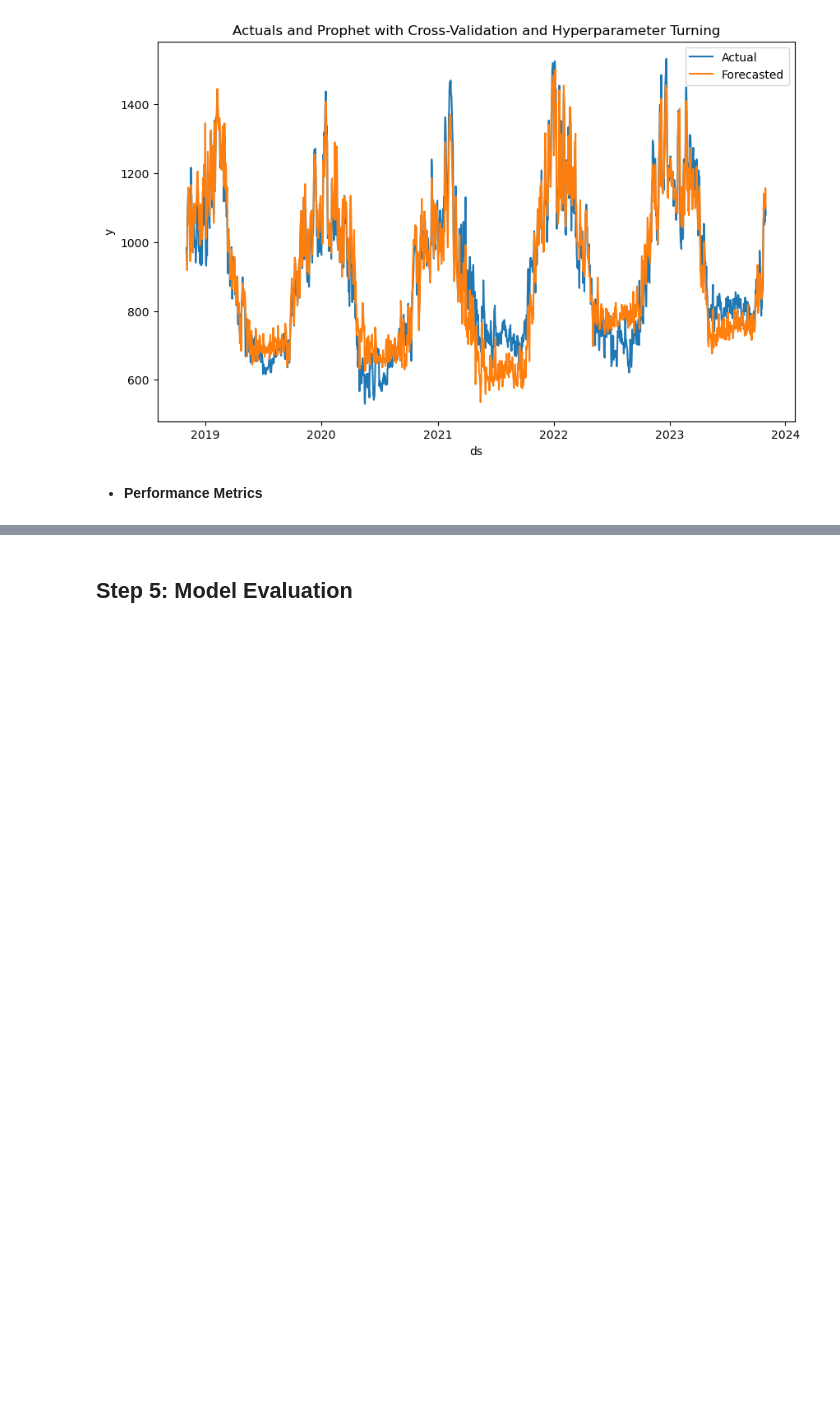
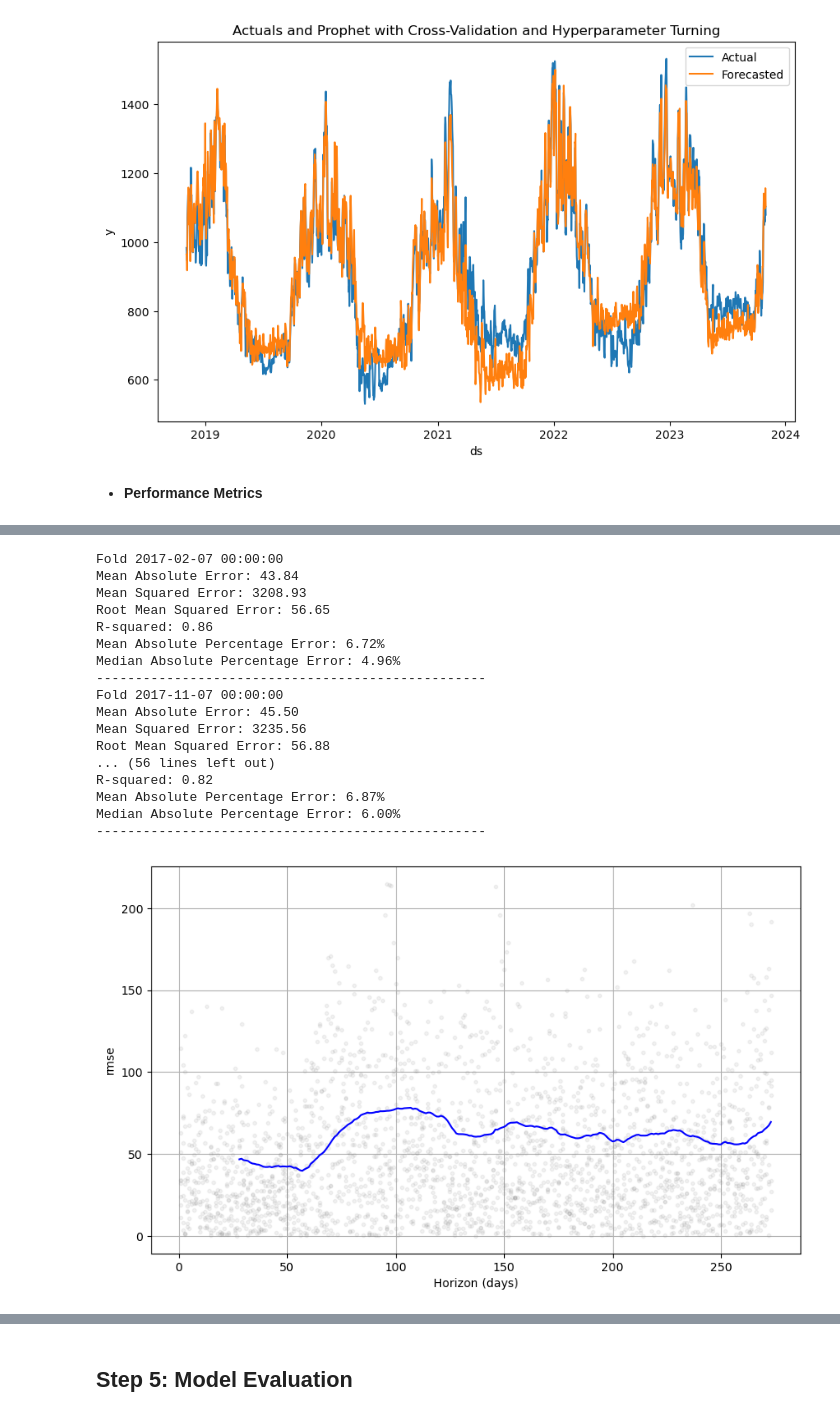
Before and after one commit to Nathan-13/Capstone-Project_Forecasting-Natural-Gas-Demand, a Jupyter notebook: Notebooks/model_building.ipynb, the cells around one changed output, grey strips where cells are left out. Cells and saved outputs as stored; diff of their text form; code cells hidden in the pictures; blank space fills up the shorter version.

```diff
--- a/Notebooks/model_building.ipynb
+++ b/Notebooks/model_building.ipynb
@@ -332,0 +458,32 @@ Median Absolute Percentage Error: 4.65%
+# %%
+from prophet.diagnostics import performance_metrics
+from prophet.plot import plot_cross_validation_metric
+
+# Perform cross-validation with the best model
+df_cv_ch = cross_validation(random_search.best_estimator_.model, initial='1095 days', period='273 days', horizon='273 days')
+
+# Calculate performance metrics for each fold
+df_metrics_ch = performance_metrics(df_cv_ch)
+
+# Calculate MAE, MSE, RMSE, and R-squared for each fold
+for fold, df_fold in df_cv_ch.groupby('cutoff'):
+    mae_ch = mean_absolute_error(df_fold['y'], df_fold['yhat'])
+    mse_ch = mean_squared_error(df_fold['y'], df_fold['yhat'])
+    rmse_ch = np.sqrt(mse_ch)
+    r2_ch = r2_score(df_fold['y'], df_fold['yhat'])
+    mape_ch = np.mean(np.abs((df_fold['y'] - df_fold['yhat']) / df_fold['y'])) * 100
+    mdape_ch = np.median(np.abs((df_fold['y'] - df_fold['yhat']) / df_fold['y'])) * 100
+
+    print(f'Fold {fold}')
+    print(f'Mean Absolute Error: {mae_ch:.2f}')
+    print(f'Mean Squared Error: {mse_ch:.2f}')
+    print(f'Root Mean Squared Error: {rmse_ch:.2f}')
+    print(f'R-squared: {r2_ch:.2f}')
+    print(f'Mean Absolute Percentage Error: {mape_ch:.2f}%')
+    print(f'Median Absolute Percentage Error: {mdape_ch:.2f}%')
+    print('-'*50)  # This will print a line after each fold
+
+# Plotting RMSE
+fig = plot_cross_validation_metric(df_cv_ch, metric='rmse')
+plt.show()
+# %% [output]
@@ -332,0 +508,18 @@ Median Absolute Percentage Error: 4.65%
+Fold 2017-02-07 00:00:00
+Mean Absolute Error: 43.84
+Mean Squared Error: 3208.93
+Root Mean Squared Error: 56.65
+R-squared: 0.86
+Mean Absolute Percentage Error: 6.72%
+Median Absolute Percentage Error: 4.96%
+--------------------------------------------------
+Fold 2017-11-07 00:00:00
+Mean Absolute Error: 45.50
+Mean Squared Error: 3235.56
+Root Mean Squared Error: 56.88
+... (56 lines left out)
+R-squared: 0.82
+Mean Absolute Percentage Error: 6.87%
+Median Absolute Percentage Error: 6.00%
+--------------------------------------------------
+[figure, added]
```
Also changed, not shown: parts of 14 cells of this notebook, 1 other file.
